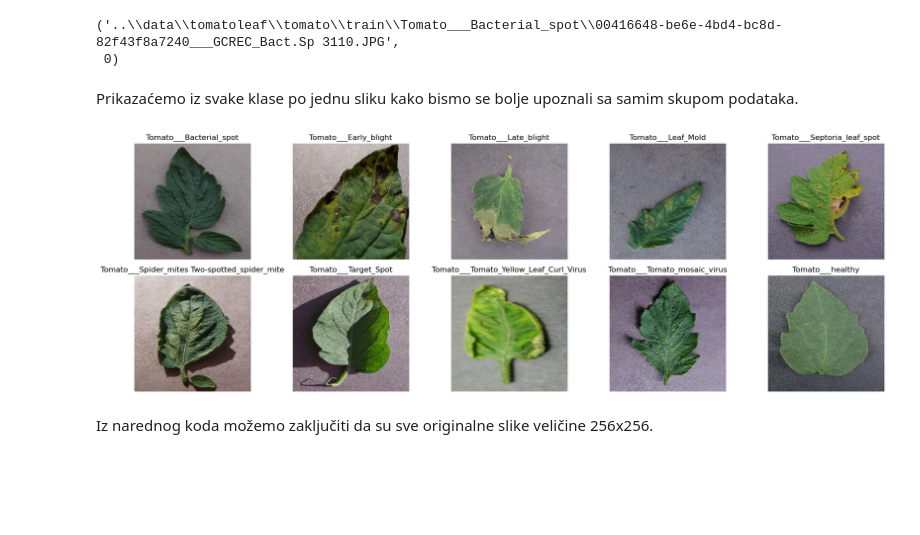
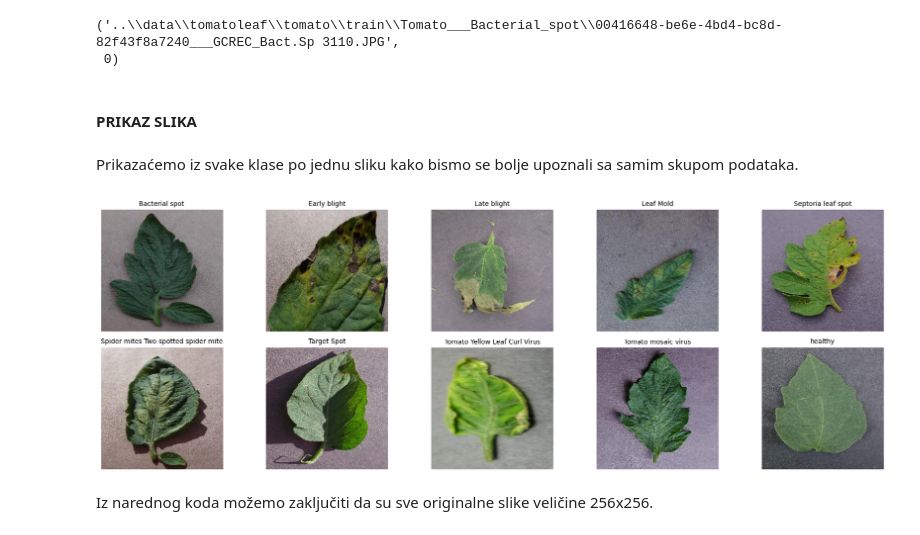
Before and after one commit to majasakovic/ML_projekat, a Jupyter notebook: notebooks/01_dataset_analysis.ipynb, the cells around one changed output. Cells and saved outputs as stored; diff of their text form; code cells hidden in the pictures; blank space fills up the shorter version.

Commit message:
Final version
Added headers, made class names shorter by removing "Tomato__", replaced parameter "pretrained" with "weights"

```diff
--- a/notebooks/01_dataset_analysis.ipynb
+++ b/notebooks/01_dataset_analysis.ipynb
@@ -99,24 +104,26 @@ train_dataset.samples[0]
 # %% [output]
 ('..\\data\\tomatoleaf\\tomato\\train\\Tomato___Bacterial_spot\\00416648-be6e-4bd4-bc8d-82f43f8a7240___GCREC_Bact.Sp 3110.JPG',
  0)
+# %% [markdown]
+#### PRIKAZ SLIKA
 # %% [markdown]
 Prikazaćemo iz svake klase po jednu sliku kako bismo se bolje upoznali sa samim skupom podataka.
 # %%
 fig, axes = plt.subplots(2, 5, figsize=(18,6))
 axes = axes.flatten()
 
 for i, cls in enumerate(train_dataset.classes):
-    img_path = list((train_dir / cls).glob("*"))[0]  # prva slika u klasi
+    img_path = list((train_dir / cls).glob("*.jpg"))[0]  # prva slika u klasi
     img = plt.imread(img_path)
 
     axes[i].imshow(img)
-    axes[i].set_title(cls)
+    axes[i].set_title(cls.replace("Tomato___", "").replace("_", " "), fontsize=10)
     axes[i].axis("off")
 
 plt.tight_layout()
 plt.show()
 # %% [output]
-[figure, old version]
+[figure, new version]
 # %% [markdown]
 Iz narednog koda možemo zaključiti da su sve originalne slike veličine 256x256.
 # %%
```
Also changed, not shown: parts of 14 cells of this notebook.
